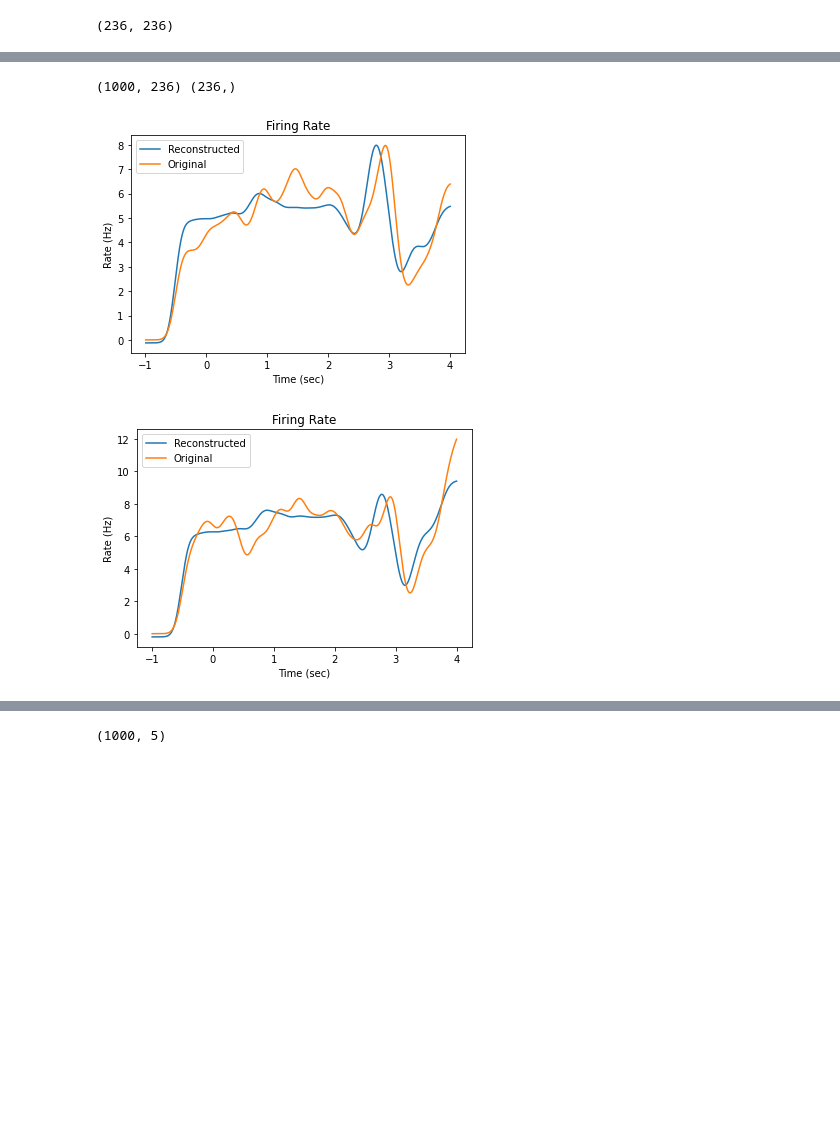
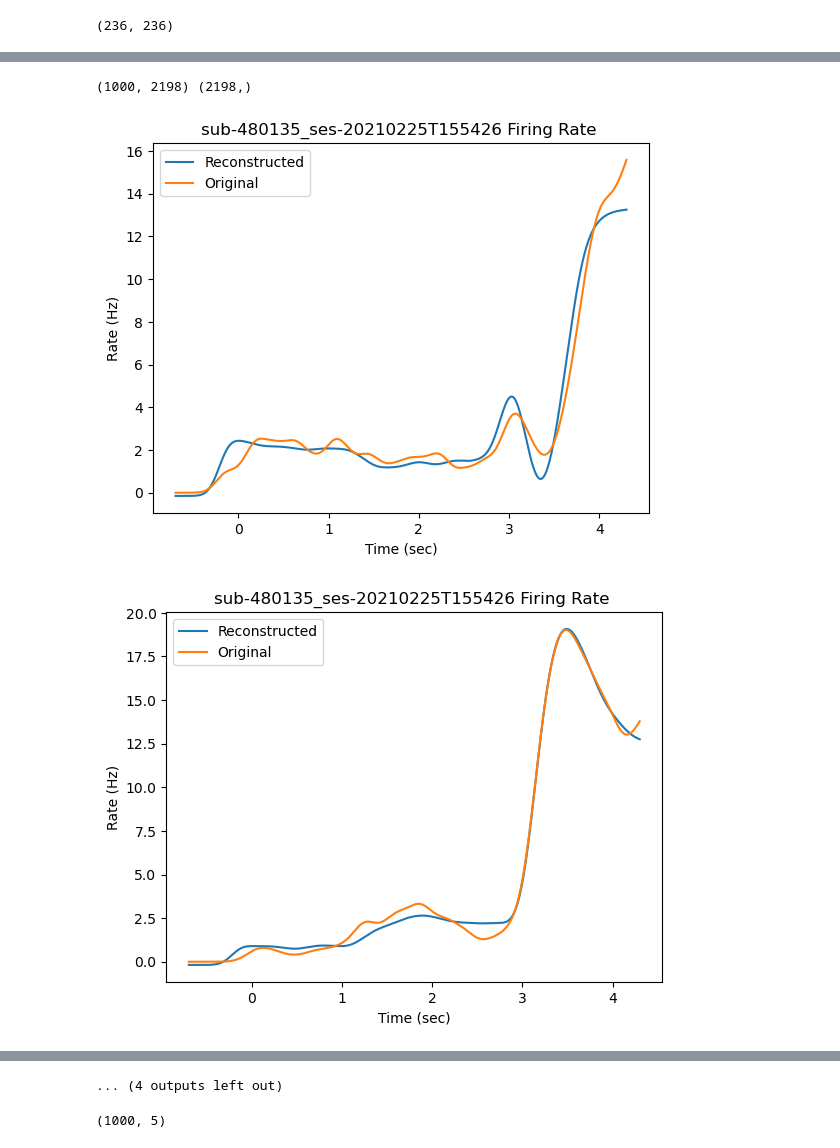
Before and after one commit to Smitpatel37/Mesoscale-Activity-Analysis2, a Jupyter notebook: Scripts/440959thal_CD&PCA.ipynb, the cells around one changed output, grey strips where cells are left out. Drawn from its saved outputs; the diff is of its cells as text; code cells hidden in the pictures; blank space fills up the shorter version.

```diff
--- a/Scripts/440959thal_CD&PCA.ipynb
+++ b/Scripts/440959thal_CD&PCA.ipynb
@@ -68,10 +91,10 @@ nwbfile.fields
 # %%
 import glob
 
-Subject_name = 'M440959'
+#Subject_name = 'M440959'
 
 # Storing Each sessions NWB OBJECT into array to access it without opening it everytime
-nwb_files = glob.glob("..\%s\*.nwb"%(Subject_name))
+nwb_files = glob.glob("D:\\Mesoscale-Activity-Analysis\\NWBdata\\sub-480135\\*.nwb")
 nwb_io = []
 
 # Iterate over each Session path in nwb_files
@@ -394,7 +421,7 @@ def return_firing_rate_over_neurons(Trial_Data1,Trial_Data2,sigma):
     return spike_data_l,spike_data_r,edges
 
 ## [REMOVE] the following comment if running for the first time.
-# l,r,edges = return_firing_rate_over_neurons(trials_Data_L,trials_Data_R,0.1)
+l,r,edges = return_firing_rate_over_neurons(trials_Data_L,trials_Data_R,0.1)
 # %%
 ## [REMOVE] THE COMMENT OF THE ENTIRE CELL IF RUNNING FOR THE FIRST TIME
 
@@ -572,7 +603,7 @@ print(math.degrees(angles(delay_avg_diff_ltha, response_avg_diff_ltha)), math.de
 from sklearn.decomposition import PCA
 %matplotlib inline
 pca = PCA(n_components=5)
-pca.fit(pd.DataFrame(st_l).T)
+pca.fit(pd.DataFrame(l).T)
 print(pca.explained_variance_ratio_[:5])
 plt.plot(pca.explained_variance_ratio_.cumsum()[:10])
 #plt.yticks(listOf_Yticks)
@@ -598,10 +629,11 @@ pca.get_covariance().shape
 # %% [output]
 (236, 236)
 # %%
-pca_comp = pca.fit_transform(pd.DataFrame(st_l).T)
-plt.plot(edges,pca_comp.T[0])
-plt.plot(edges,pca_comp.T[1])
-plt.plot(edges,pca_comp.T[2])
+pca_comp = pca.fit_transform(pd.DataFrame(l).T)
+plt.plot(edges+0.30,pca_comp.T[0])
+plt.plot(edges+0.30,pca_comp.T[1])
+plt.plot(edges+0.30,pca_comp.T[2])
+plt.title('''PCA components of sub-480135's Firing Rate''')
 plt.xlabel('Time (sec)')
 plt.legend(["PCA1: 74% var", "PCA2: 11% var", "PCA3: 6.6% var"])
 
@@ -612,16 +644,16 @@ pca_comp.T.shape
 # %%
 recon = pca_comp.dot(pcacomp) + pca.mean_
 print(pca_comp.dot(pcacomp).shape ,  pca.mean_.shape)
-for i in range(5):
+for i in range(15):
     fig, axs = plt.subplots(1, 1, sharex="all")
-    plt.title('Firing Rate')
-    plt.plot(edges,recon.T[i])
-    plt.plot(edges,st_l[i])
+    plt.title('sub-480135_ses-20210225T155426 Firing Rate ')
+    plt.plot(edges+0.30,recon.T[i])
+    plt.plot(edges+0.30,l[i])
     plt.legend(['Reconstructed','Original'])
     plt.xlabel('Time (sec)')
     plt.ylabel('Rate (Hz)')
     plt.show()
 # %% [output]
-(1000, 236) (236,)
+(1000, 2198) (2198,)
-[figure, old version]
+[figure, new version]
-[figure, old version]
+[figure, new version]
@@ -631,3 +669,4 @@ for i in range(5):
+... (4 outputs left out)
 # %%
 # [PCA FROM SCRATCH]
 
```
Also changed, not shown: parts of 21 cells of this notebook, 6 other files.
